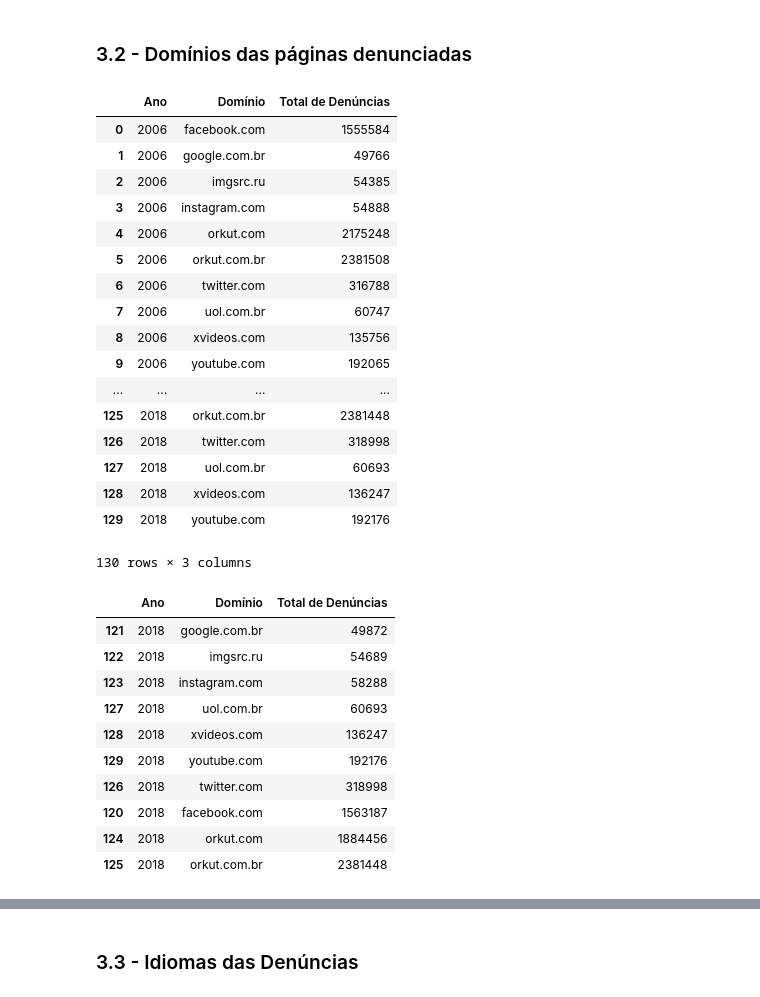
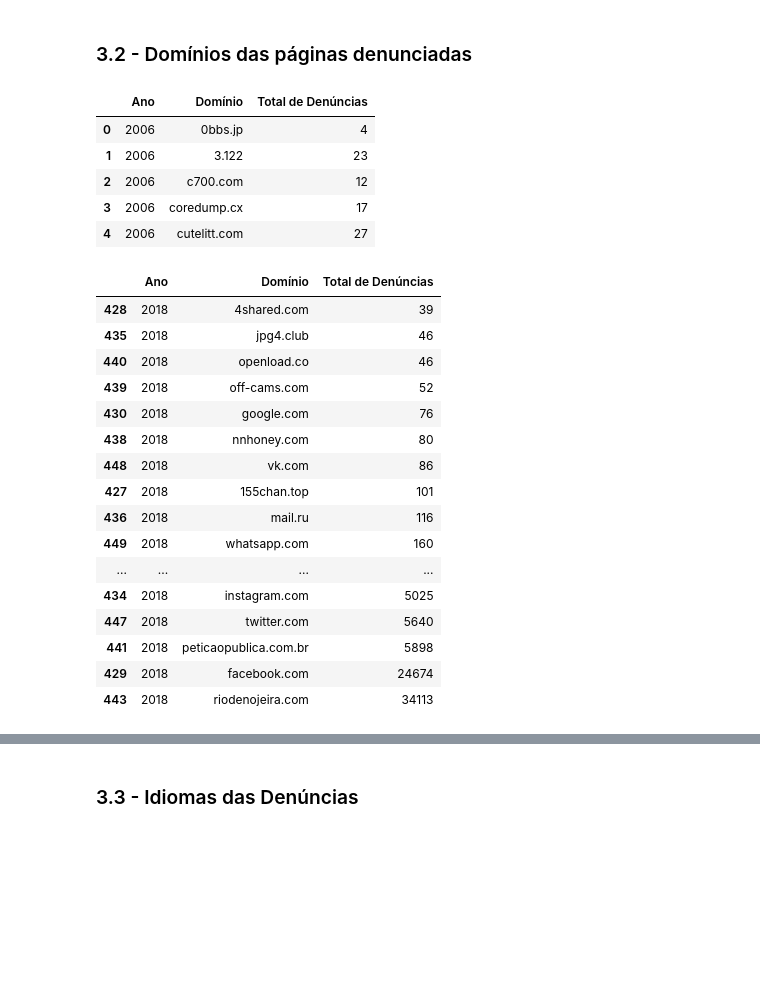
Before and after one commit to DeixeViver/eko-dados, a Jupyter notebook: Notebooks/explorando_indicadores_cnd.ipynb, the cells around one changed output, grey strips where cells are left out. Drawn from its saved outputs; the diff is of its cells as text; code cells hidden in the pictures; blank space fills up the shorter version.

```diff
--- a/Notebooks/explorando_indicadores_cnd.ipynb
+++ b/Notebooks/explorando_indicadores_cnd.ipynb
@@ -62,5 +62,5 @@ idioma.head(5)
 # %%
-dominio = pd.read_csv('../dados/cnd_dominio.csv')
+dominio = pd.read_csv('../dados/indicadores_cnd_dominio_preprocessado.csv')
 dominio.head(5)
 # %% [output]
 |  | Domínio | Total de Denúncias | Mês | Mês Número | Ano |
@@ -135,41 +123,35 @@ violacao_agrupada_ano.to_csv('../dados/violacao_agrupado_ano.csv', index=False)
 ### 3.2 - Domínios das páginas denunciadas
 # %%
 dominio_agrupado_ano = dominio[['Total de Denúncias', 'Ano', 'Domínio']].groupby(['Ano', 'Domínio']).sum().reset_index()
-dominio_agrupado_ano
+dominio_agrupado_ano.head()
 # %% [output]
 |  | Ano | Domínio | Total de Denúncias |
-| 0 | 2006 | facebook.com | 1555584 |
-| 1 | 2006 | google.com.br | 49766 |
-| 2 | 2006 | imgsrc.ru | 54385 |
-| 3 | 2006 | instagram.com | 54888 |
-| 4 | 2006 | orkut.com | 2175248 |
-| 5 | 2006 | orkut.com.br | 2381508 |
-| 6 | 2006 | twitter.com | 316788 |
-| 7 | 2006 | uol.com.br | 60747 |
-| 8 | 2006 | xvideos.com | 135756 |
-| 9 | 2006 | youtube.com | 192065 |
-| ... | ... | ... | ... |
-| 125 | 2018 | orkut.com.br | 2381448 |
-| 126 | 2018 | twitter.com | 318998 |
-| 127 | 2018 | uol.com.br | 60693 |
-| 128 | 2018 | xvideos.com | 136247 |
-| 129 | 2018 | youtube.com | 192176 |
+| 0 | 2006 | 0bbs.jp | 4 |
+| 1 | 2006 | 3.122 | 23 |
+| 2 | 2006 | c700.com | 12 |
+| 3 | 2006 | coredump.cx | 17 |
+| 4 | 2006 | cutelitt.com | 27 |
-130 rows × 3 columns
 # %%
 dominio_2018 = dominio_agrupado_ano.loc[dominio_agrupado_ano['Ano'] == 2018].sort_values('Total de Denúncias')
 dominio_2018
 # %% [output]
 |  | Ano | Domínio | Total de Denúncias |
-| 121 | 2018 | google.com.br | 49872 |
-| 122 | 2018 | imgsrc.ru | 54689 |
-| 123 | 2018 | instagram.com | 58288 |
-| 127 | 2018 | uol.com.br | 60693 |
-| 128 | 2018 | xvideos.com | 136247 |
-| 129 | 2018 | youtube.com | 192176 |
-| 126 | 2018 | twitter.com | 318998 |
-| 120 | 2018 | facebook.com | 1563187 |
-| 124 | 2018 | orkut.com | 1884456 |
-| 125 | 2018 | orkut.com.br | 2381448 |
+| 428 | 2018 | 4shared.com | 39 |
+| 435 | 2018 | jpg4.club | 46 |
+| 440 | 2018 | openload.co | 46 |
+| 439 | 2018 | off-cams.com | 52 |
+| 430 | 2018 | google.com | 76 |
+| 438 | 2018 | nnhoney.com | 80 |
+| 448 | 2018 | vk.com | 86 |
+| 427 | 2018 | 155chan.top | 101 |
+| 436 | 2018 | mail.ru | 116 |
+| 449 | 2018 | whatsapp.com | 160 |
+| ... | ... | ... | ... |
+| 434 | 2018 | instagram.com | 5025 |
+| 447 | 2018 | twitter.com | 5640 |
+| 441 | 2018 | peticaopublica.com.br | 5898 |
+| 429 | 2018 | facebook.com | 24674 |
+| 443 | 2018 | riodenojeira.com | 34113 |
 # %%
 dominio_2018.plot.bar(x = 'Domínio', y = 'Total de Denúncias', title='DENÚNCIAS POR DOMÍNIO EM 2018')
 # %% [output]
```
Also changed, not shown: parts of 9 cells of this notebook, 2 other files.
